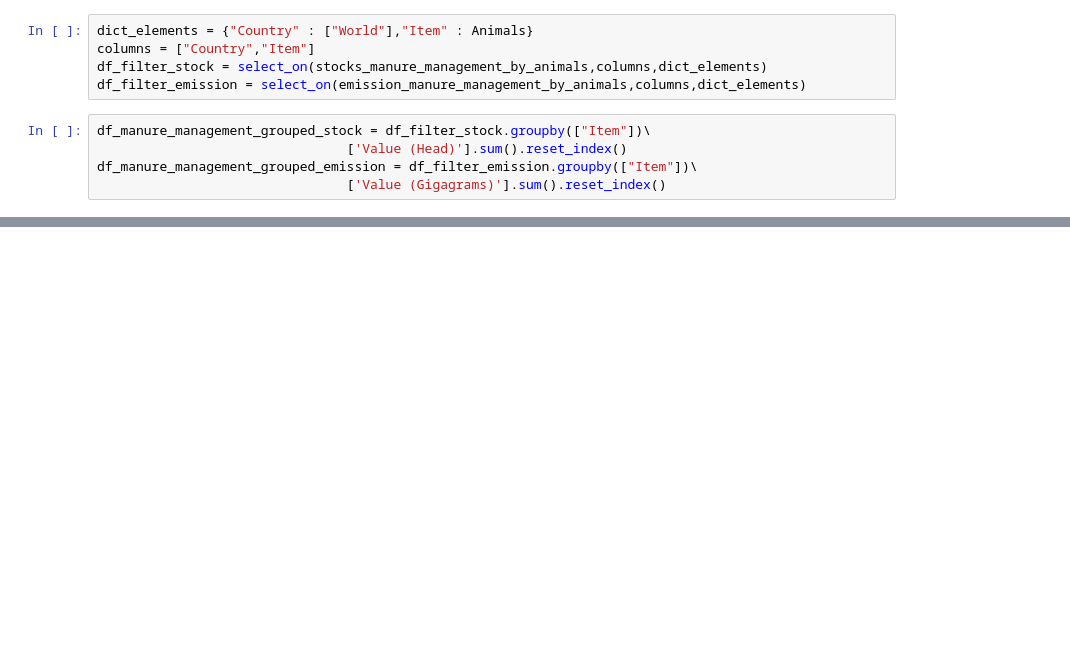
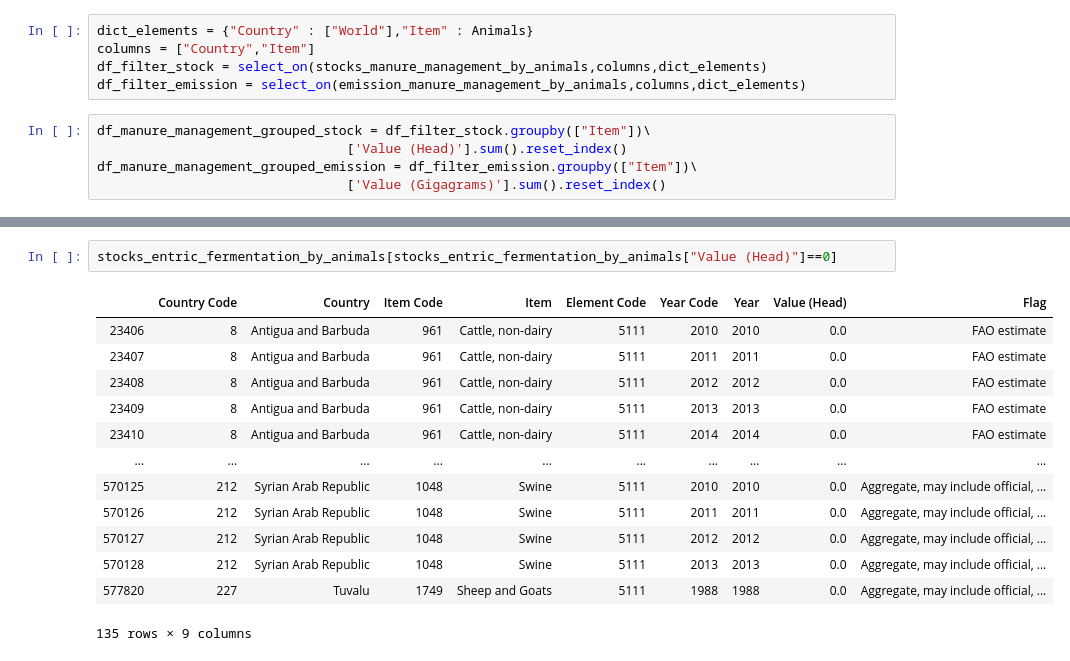
Before and after one commit to OthmanSefraoui/Data_story, a Jupyter notebook: Data_exploration.ipynb, the cells around one changed output, grey strips where cells are left out. Drawn from its saved outputs; the diff is of its cells as text; blank space fills up the shorter version.

```diff
--- a/Data_exploration.ipynb
+++ b/Data_exploration.ipynb
@@ -728,0 +735,16 @@ def select_on(df, columns, dict_elements):
+# %%
+stocks_entric_fermentation_by_animals[stocks_entric_fermentation_by_animals["Value (Head)"]==0]
+# %% [output]
+|  | Country Code | Country | Item Code | Item | Element Code | Year Code | Year | Value (Head) | Flag |
+| 23406 | 8 | Antigua and Barbuda | 961 | Cattle, non-dairy | 5111 | 2010 | 2010 | 0.0 | FAO estimate |
+| 23407 | 8 | Antigua and Barbuda | 961 | Cattle, non-dairy | 5111 | 2011 | 2011 | 0.0 | FAO estimate |
+| 23408 | 8 | Antigua and Barbuda | 961 | Cattle, non-dairy | 5111 | 2012 | 2012 | 0.0 | FAO estimate |
+| 23409 | 8 | Antigua and Barbuda | 961 | Cattle, non-dairy | 5111 | 2013 | 2013 | 0.0 | FAO estimate |
+| 23410 | 8 | Antigua and Barbuda | 961 | Cattle, non-dairy | 5111 | 2014 | 2014 | 0.0 | FAO estimate |
+| ... | ... | ... | ... | ... | ... | ... | ... | ... | ... |
+| 570125 | 212 | Syrian Arab Republic | 1048 | Swine | 5111 | 2010 | 2010 | 0.0 | Aggregate, may include official, ... |
+| 570126 | 212 | Syrian Arab Republic | 1048 | Swine | 5111 | 2011 | 2011 | 0.0 | Aggregate, may include official, ... |
+| 570127 | 212 | Syrian Arab Republic | 1048 | Swine | 5111 | 2012 | 2012 | 0.0 | Aggregate, may include official, ... |
+| 570128 | 212 | Syrian Arab Republic | 1048 | Swine | 5111 | 2013 | 2013 | 0.0 | Aggregate, may include official, ... |
+| 577820 | 227 | Tuvalu | 1749 | Sheep and Goats | 5111 | 1988 | 1988 | 0.0 | Aggregate, may include official, ... |
+135 rows × 9 columns
```
Also changed, not shown: parts of 13 cells of this notebook.
